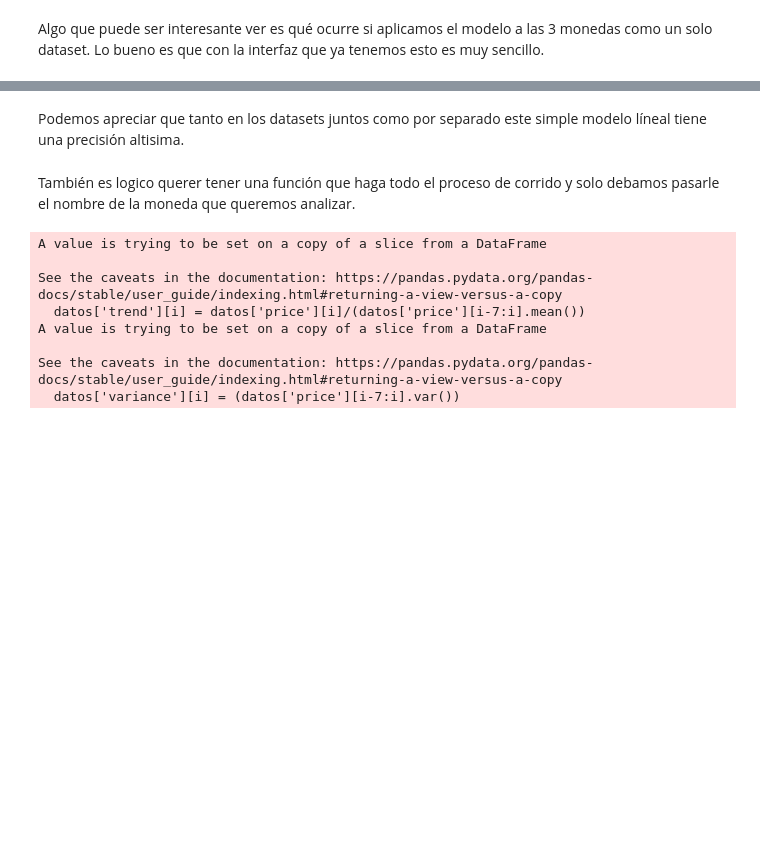
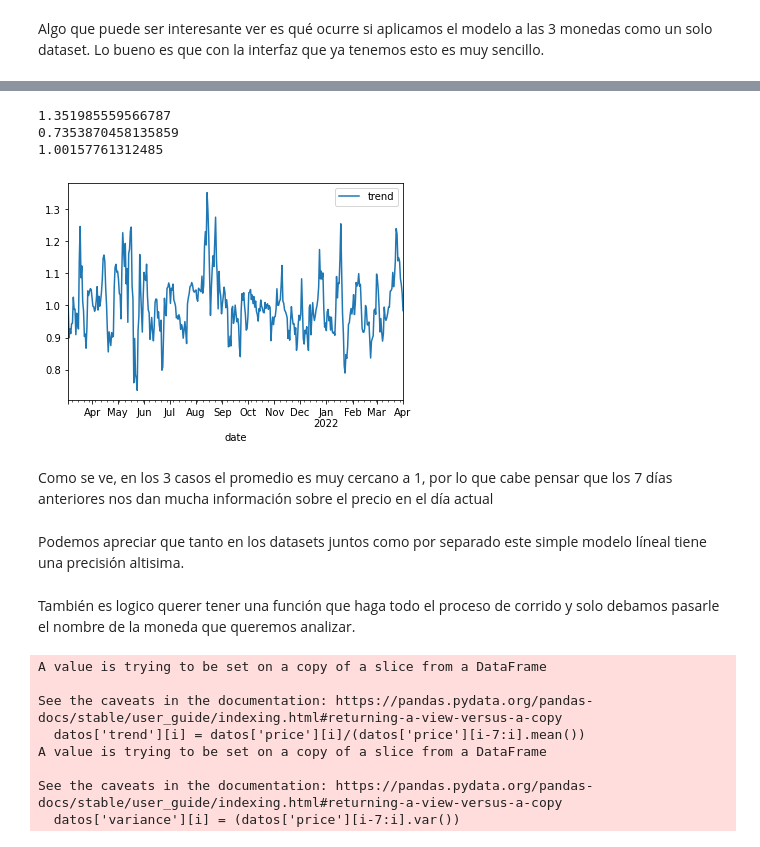
Before and after one commit to LautaroLasorsa/examen-mutt, a Jupyter notebook: Analisis cotización monedas.ipynb, the cells around one changed output, grey strips where cells are left out. Cells and saved outputs as stored; diff of their text form; code cells hidden in the pictures; blank space fills up the shorter version.

```diff
--- a/Analisis cotización monedas.ipynb
+++ b/Analisis cotización monedas.ipynb
@@ -203,3 +243,12 @@ joinModelo = Modelo(joinLag)
+# %%
+EstudioTrend.estudiar(cardanoLag)
+# %% [output]
+1.351985559566787
+0.7353870458135859
+1.00157761312485
+[figure, added]
+# %% [markdown]
+Como se ve, en los 3 casos el promedio es muy cercano a 1, por lo que cabe pensar que los 7 días anteriores nos dan mucha información sobre el precio en el día actual
 # %% [markdown]
 Podemos apreciar que tanto en los datasets juntos como por separado este simple modelo líneal tiene una precisión altisima.
 # %% [markdown]
```
Also changed, not shown: parts of 15 cells of this notebook, 1 other file.
